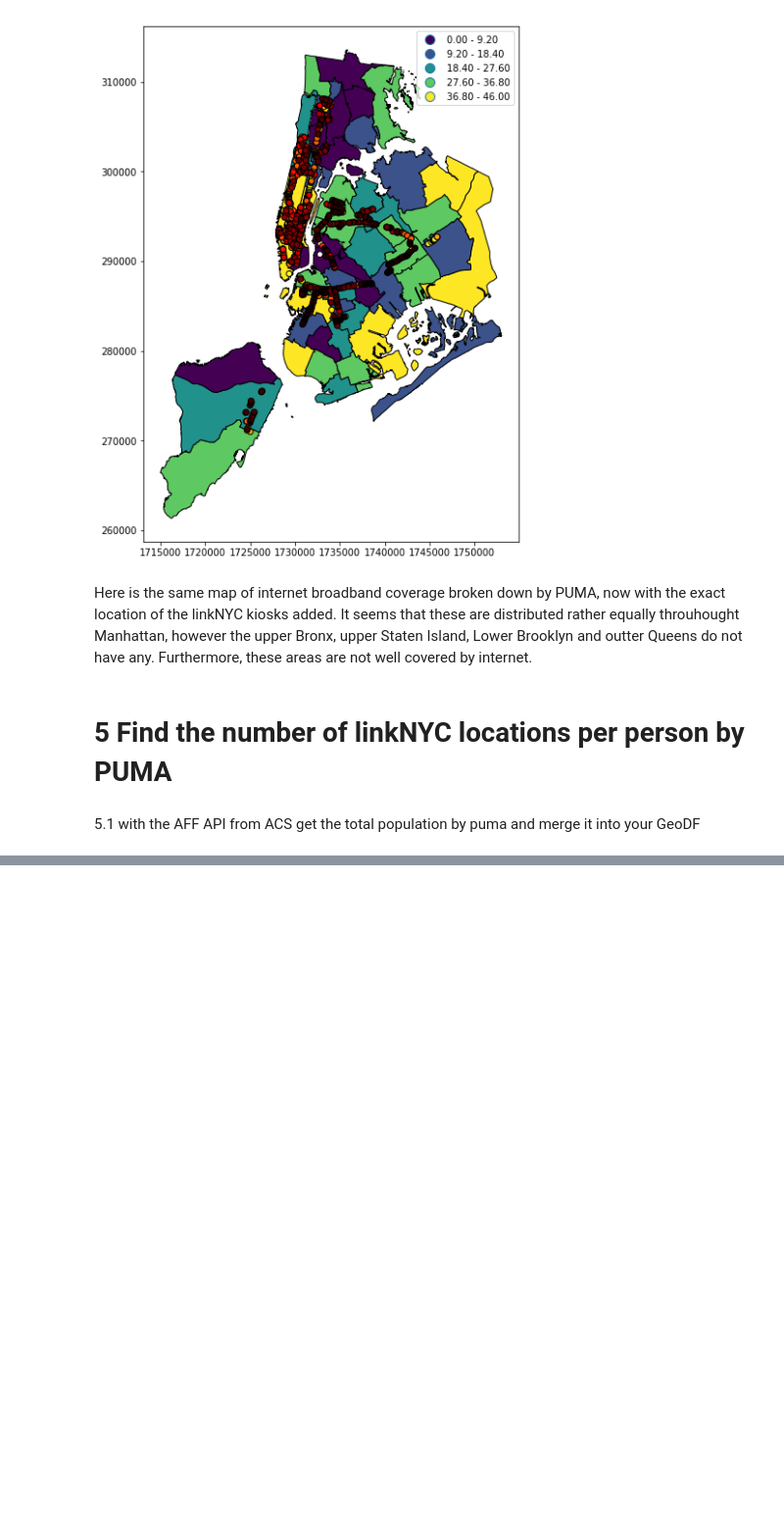
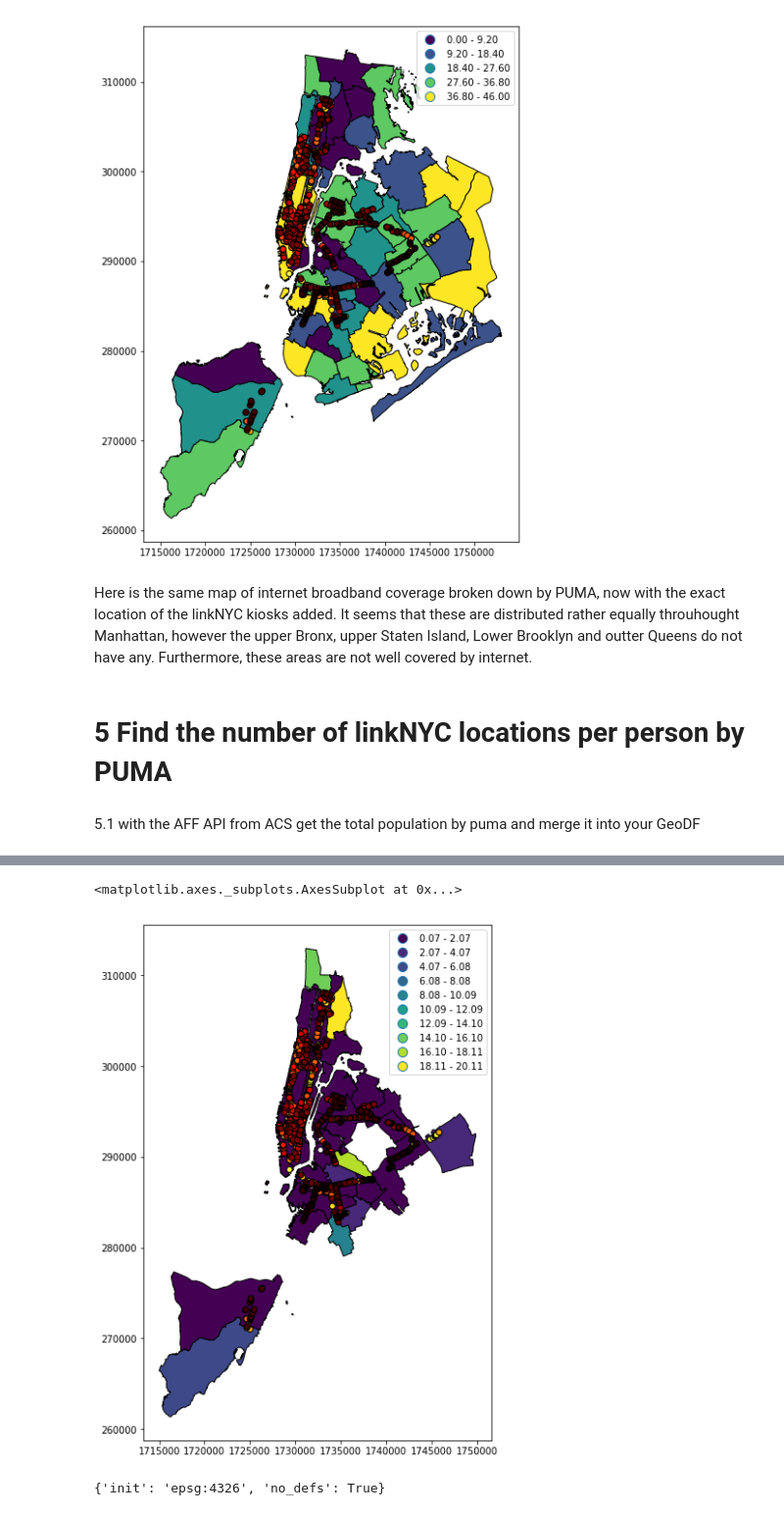
Before and after one commit to sarahJune1/PUI2018_sjs909, a Jupyter notebook: HW7_sjs909/geopandas_census_sjs909.ipynb, the cells around one changed output, grey strips where cells are left out. Shown at 98% size. Drawn from its saved outputs; the diff is of its cells as text; code cells hidden in the pictures; blank space fills up the shorter version.

```diff
--- a/HW7_sjs909/geopandas_census_sjs909.ipynb
+++ b/HW7_sjs909/geopandas_census_sjs909.ipynb
@@ -357,0 +760,7 @@ Here is the same map of internet broadband coverage broken down by PUMA, now wit
+# %%
+base = PopShape.to_crs(naec).plot(column='linkNYCp100p', edgecolor='black',figsize=(10,10),k=10,legend=True, cmap = 'viridis', scheme = 'equal_interval')
+
+linkNYC.to_crs(naec).plot(edgecolor='black',figsize=(10,10),legend=True,ax=base, k=10,cmap = 'hot_r', scheme = 'equal_interval')
+# %% [output]
+<matplotlib.axes._subplots.AxesSubplot at 0x...>
+[figure, added]
@@ -357,0 +774,5 @@ Here is the same map of internet broadband coverage broken down by PUMA, now wit
+# %%
+NYCLinkandPopShape.crs = from_epsg(4326)
+ShapeData.crs
+# %% [output]
+{'init': 'epsg:4326', 'no_defs': True}
```
Also changed, not shown: parts of 92 cells of this notebook.
